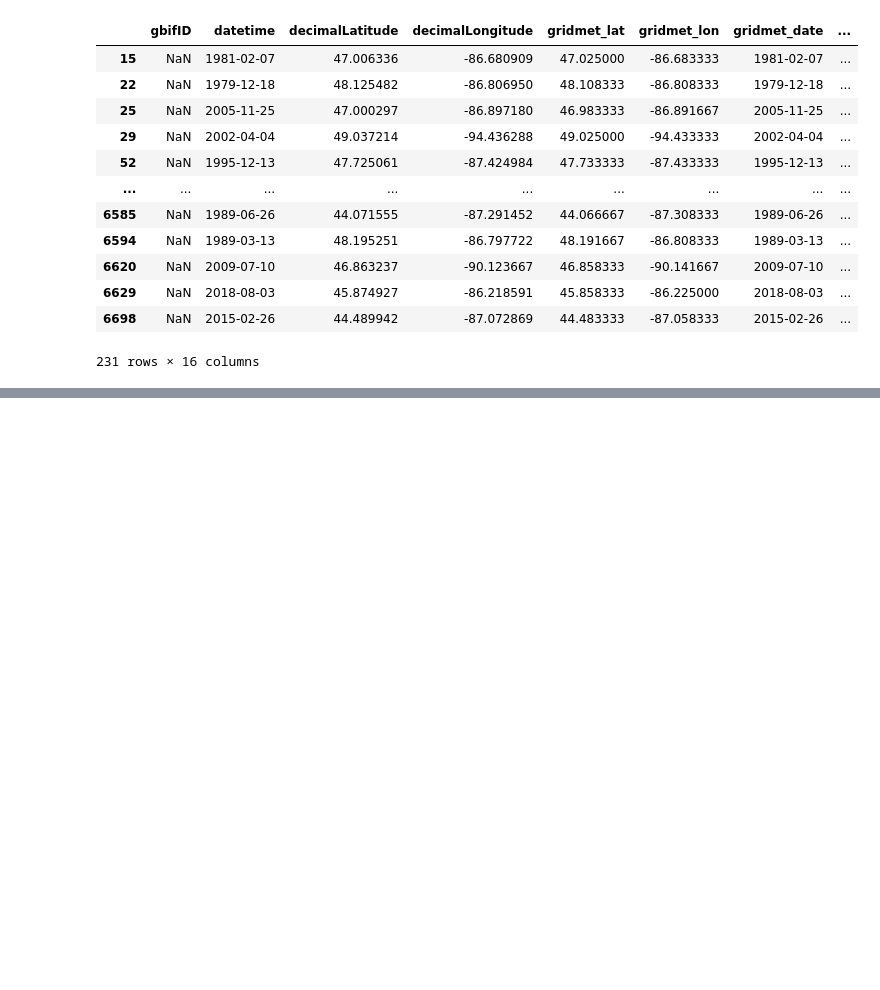
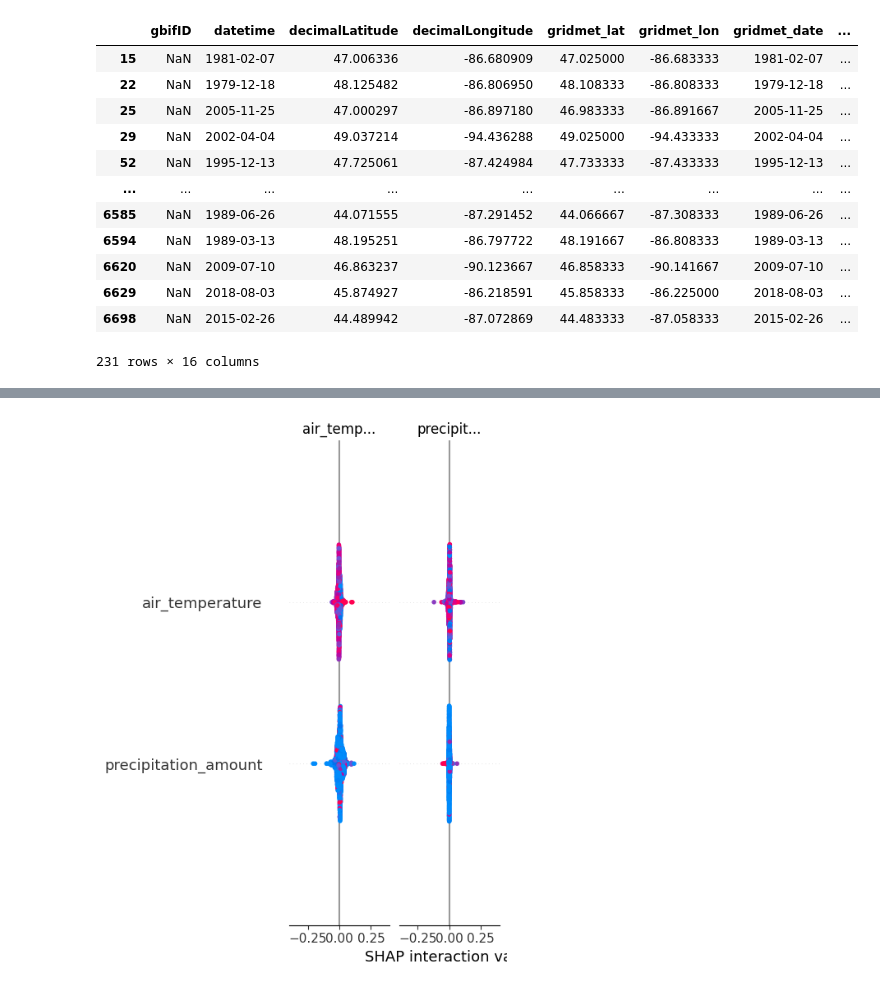
Before and after one commit to BOYSABIO/Huckleberry-Habitat-Suitability-Model, a Jupyter notebook: notebooks/Huckleberry.ipynb, the cells around one changed output, grey strips where cells are left out. Cells and saved outputs as stored; diff of their text form; code cells hidden in the pictures; blank space fills up the shorter version.

```diff
--- a/notebooks/Huckleberry.ipynb
+++ b/notebooks/Huckleberry.ipynb
@@ -671,0 +1358,11 @@ display(clean.dropna().shape)
+# %%
+import shap
+
+# For Random Forest - use the summary plot (more reliable)
+explainer = shap.TreeExplainer(rf)
+shap_values = explainer.shap_values(X_test)
+
+# Summary plot (this should work)
+shap.summary_plot(shap_values, X_test, feature_names=X.columns)
+# %% [output]
+[figure, added]
```
Also changed, not shown: parts of 24 cells of this notebook, 10 other files.
